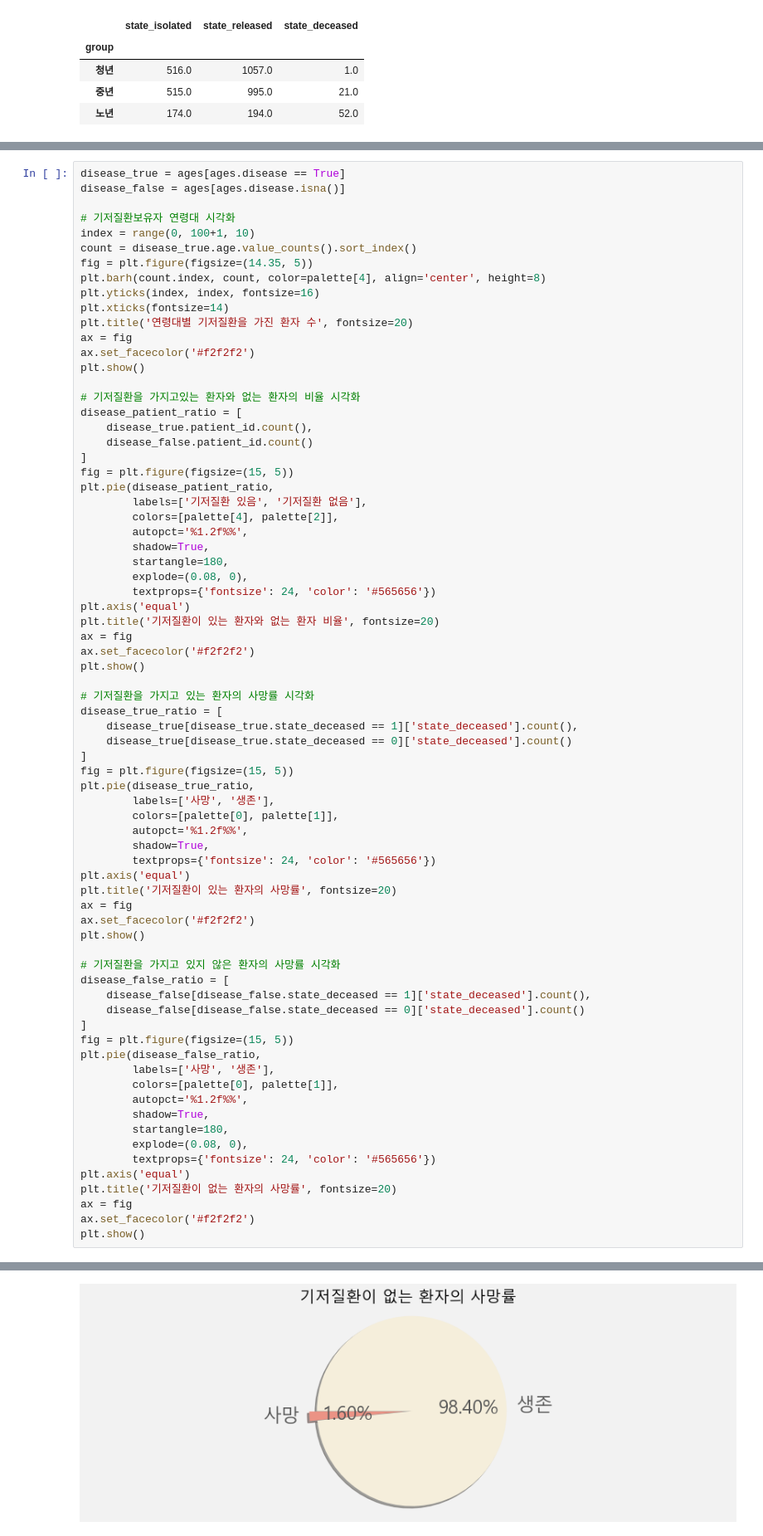
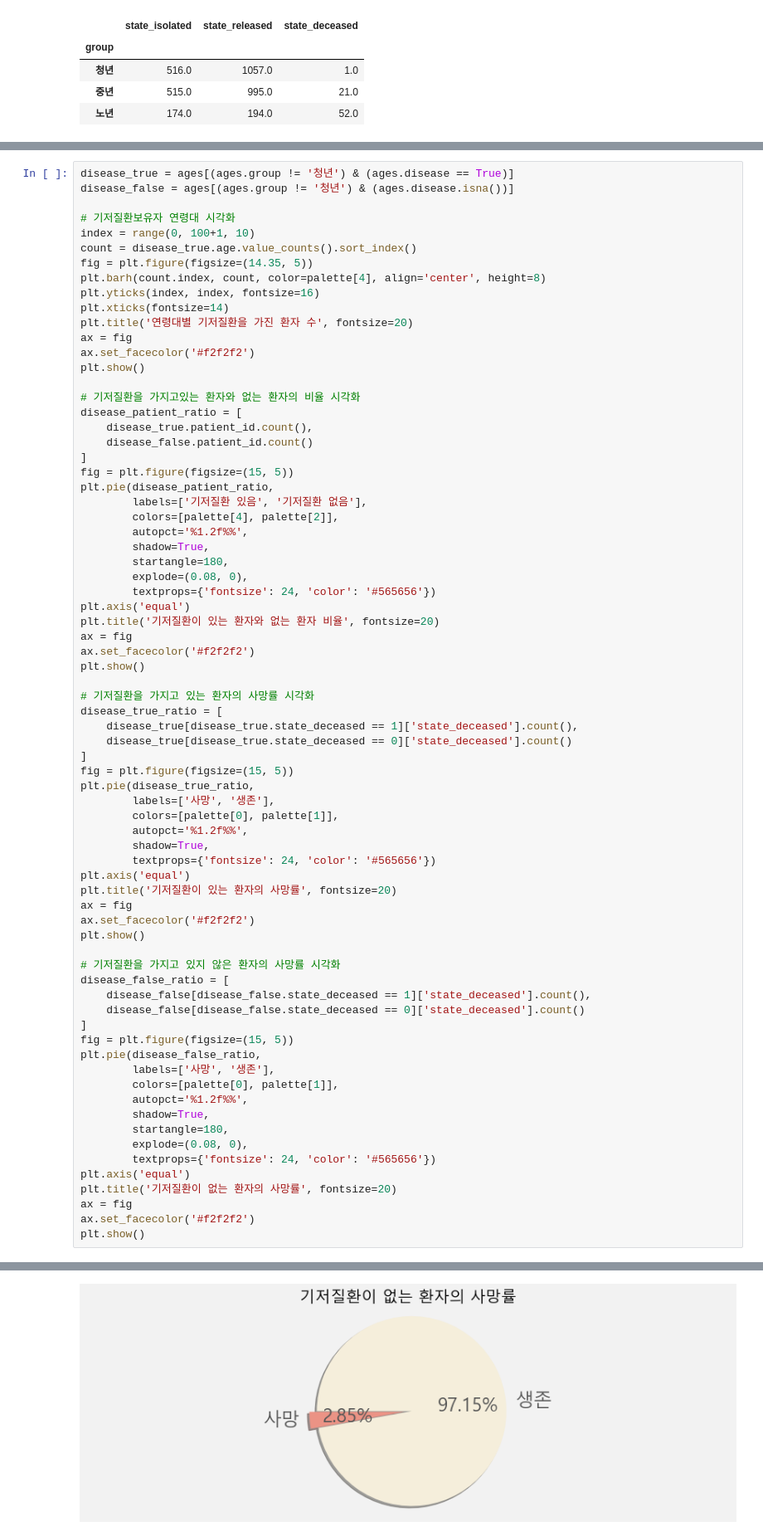
Before and after one commit to inuinseoul/2020teammate, a Jupyter notebook: 데이터 시각화 프로젝트/김주영/covid19vs_jy.ipynb, the cells around one changed output, grey strips where cells are left out. Shown: that part at 83% size. Drawn from its saved outputs; the diff is of its cells as text.

```diff
--- a/데이터 시각화 프로젝트/김주영/covid19vs_jy.ipynb
+++ b/데이터 시각화 프로젝트/김주영/covid19vs_jy.ipynb
@@ -158,6 +166,6 @@ for x, y in zip(index, count):
 # %%
-disease_true = ages[ages.disease == True]
-disease_false = ages[ages.disease.isna()]
+disease_true = ages[(ages.group != '청년') & (ages.disease == True)]
+disease_false = ages[(ages.group != '청년') & (ages.disease.isna())]
 
 # 기저질환보유자 연령대 시각화
 index = range(0, 100+1, 10)
@@ -205,34 +213,34 @@ plt.pie(disease_true_ratio,
         textprops={'fontsize': 24, 'color': '#565656'})
 plt.axis('equal')
 plt.title('기저질환이 있는 환자의 사망률', fontsize=20)
 ax = fig
 ax.set_facecolor('#f2f2f2')
 plt.show()
 
 # 기저질환을 가지고 있지 않은 환자의 사망률 시각화
 disease_false_ratio = [
     disease_false[disease_false.state_deceased == 1]['state_deceased'].count(),
     disease_false[disease_false.state_deceased == 0]['state_deceased'].count()
 ]
 fig = plt.figure(figsize=(15, 5))
 plt.pie(disease_false_ratio,
         labels=['사망', '생존'],
         colors=[palette[0], palette[1]],
         autopct='%1.2f%%',
         shadow=True,
         startangle=180,
         explode=(0.08, 0),
         textprops={'fontsize': 24, 'color': '#565656'})
 plt.axis('equal')
 plt.title('기저질환이 없는 환자의 사망률', fontsize=20)
 ax = fig
 ax.set_facecolor('#f2f2f2')
 plt.show()
 # %% [output]
 [figure]
 [figure]
 [figure]
-[figure, old version]
+[figure, new version]
 # %%
 plt.rcParams['figure.figsize'] = [15, 8]
 width_num = 0.4
```
Also changed, not shown: parts of 30 cells of this notebook.
